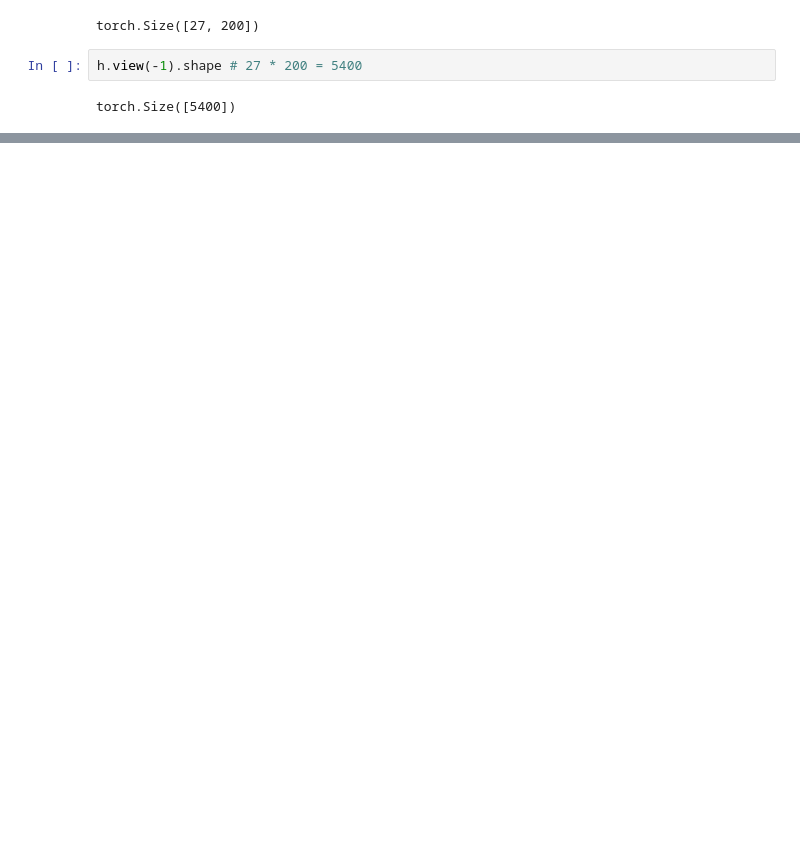
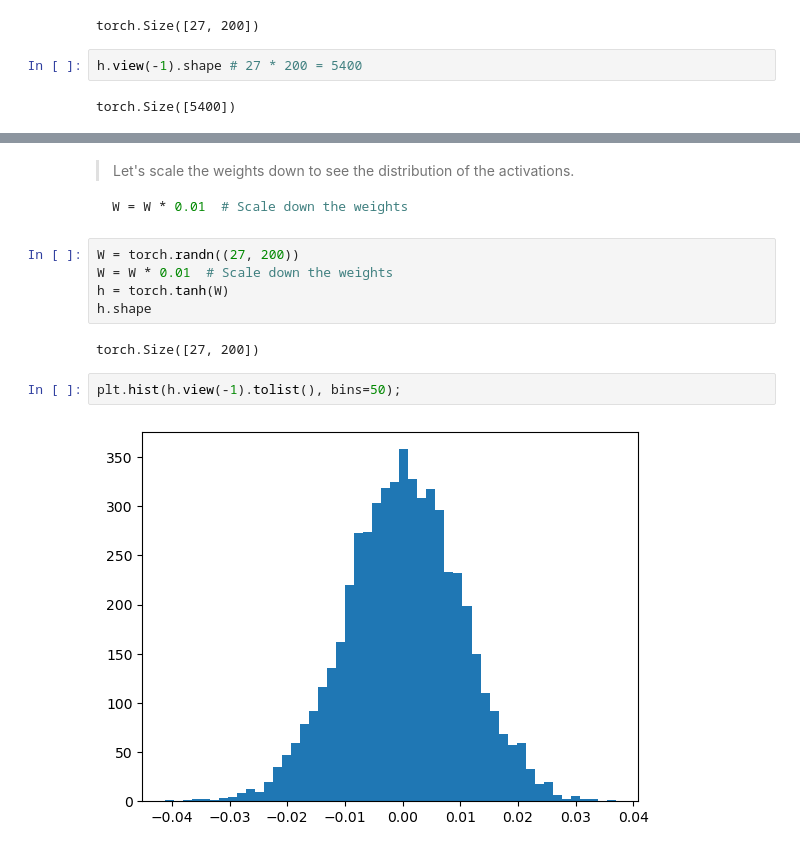
Before and after one commit to gerryfrank10/NLP, a Jupyter notebook: part3.ipynb, the cells around one changed output, grey strips where cells are left out. Saved outputs shown, nothing was run; the diff lists cells and outputs as text; blank space fills up the shorter version.

````diff
--- a/part3.ipynb
+++ b/part3.ipynb
@@ -25,0 +27,17 @@ plt.imshow(h.abs() > 0.99, cmap='gray',interpolation='nearest');
+# %% [markdown]
+> Let's scale the weights down to see the distribution of the activations.
+
+```python
+W = W * 0.01  # Scale down the weights
+```
+# %%
+W = torch.randn((27, 200))
+W = W * 0.01  # Scale down the weights
+h = torch.tanh(W)
+h.shape
+# %% [output]
+torch.Size([27, 200])
+# %%
+plt.hist(h.view(-1).tolist(), bins=50);
+# %% [output]
+[figure, added]
````
Also changed, not shown: parts of 7 cells of this notebook, 1 other file.
